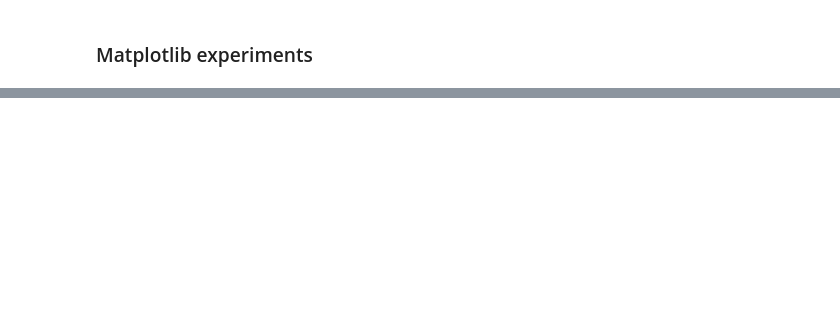
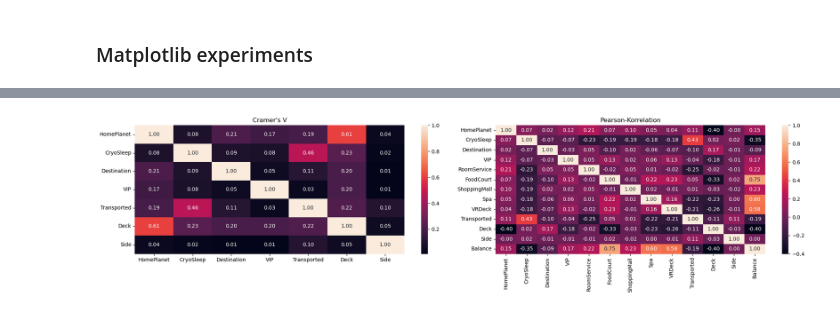
Before and after one commit to aKravtschenko/learning_ml, a Jupyter notebook: spaceship-titanic.ipynb, the cells around one changed output, grey strips where cells are left out. Drawn from its saved outputs; the diff is of its cells as text; code cells hidden in the pictures; blank space fills up the shorter version.

```diff
--- a/spaceship-titanic.ipynb
+++ b/spaceship-titanic.ipynb
@@ -154,26 +347,21 @@ num_comb.corr()
-# %%
-from scipy.stats import chi2_contingency
-
-
-def cramers_v(x, y):
-    confusion_matrix = pd.crosstab(x, y)
-    chi2 = chi2_contingency(confusion_matrix)[0]
-    n = confusion_matrix.sum().sum()
-    r, k = confusion_matrix.shape
-    return np.sqrt(chi2 / (n * (min(k - 1, r - 1))))
-
-
-# cats = cats.columns.tolist()
-
-corr_matrix = pd.DataFrame(index=cats, columns=cats)
-
-for col1 in cats:
-    for col2 in cats:
-        corr_matrix.loc[col1, col2] = cramers_v(df_train[col1], df_train[col2])
-
-corr_matrix = corr_matrix.astype(float)
-
-# Heatmap visualisieren
-sns.heatmap(corr_matrix, annot=True, cmap="coolwarm", vmin=0, vmax=1)
-plt.title("Cramer V Korrelationsmatrix für kategoriale Variablen")
-plt.show()
+# %%
+cats = cats.columns.tolist()
+
+corr_matrix = pd.DataFrame(index=cats, columns=cats)
+
+for col1 in cats:
+    for col2 in cats:
+        corr_matrix.loc[col1, col2] = cramers_v(df_train_copy[col1], df_train_copy[col2])
+# %%
+plt.figure(figsize=(20, 5))
+plt.subplot(1, 2, 1)
+sns.heatmap(corr_matrix.astype(float), annot=True, fmt=".2f")
+plt.title("Cramer's V")
+
+plt.subplot(1, 2, 2)
+sns.heatmap(df_train_copy.select_dtypes(include=[np.number]).corr(), annot=True, fmt=".2f")
+plt.title("Pearson-Korrelation")
+
+plt.tight_layout()
+# %% [output]
+[figure, added]
```
Also changed, not shown: parts of 28 cells of this notebook.
